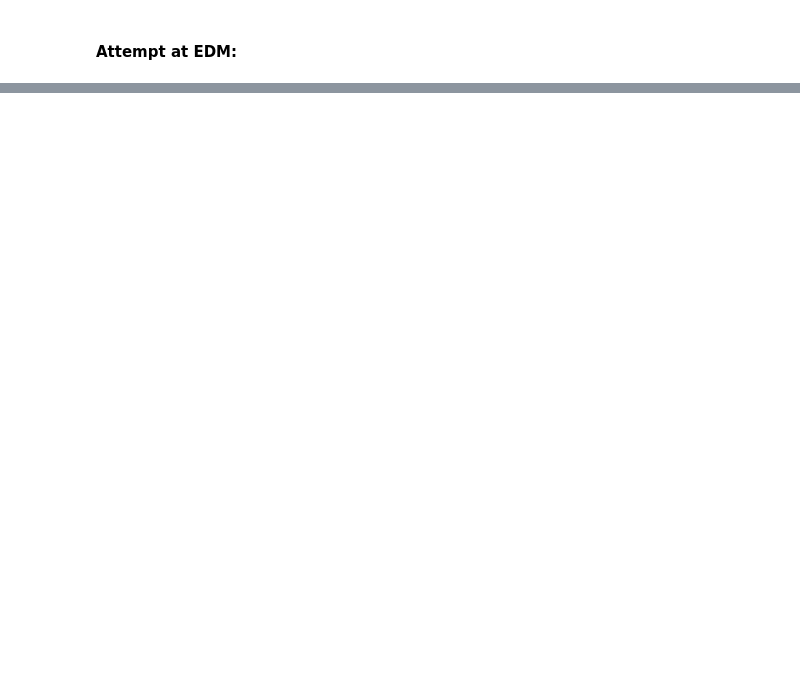
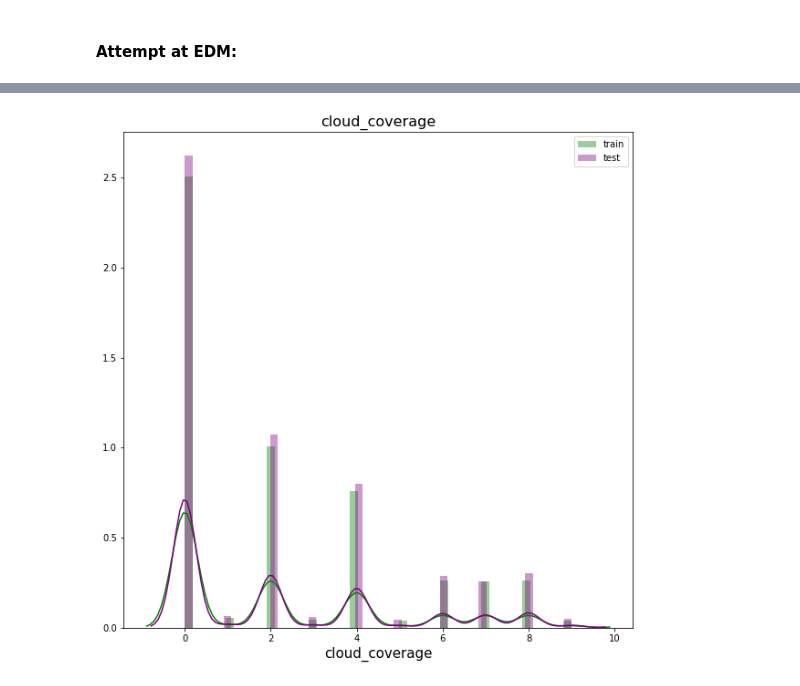
Before and after one commit to Ian-Dzindo01/ASHRAE_Great_Energy_Prediction, a Jupyter notebook: ASHRAE_Exploration.ipynb, the cells around one changed output, grey strips where cells are left out. Cells and saved outputs as stored; diff of their text form; code cells hidden in the pictures; blank space fills up the shorter version.

```diff
--- a/ASHRAE_Exploration.ipynb
+++ b/ASHRAE_Exploration.ipynb
@@ -41,0 +154,4 @@ train_df['meter_reading'].plot()
+# %%
+plot_dist_col('cloud_coverage')
+# %% [output]
+[figure, added]
```
Also changed, not shown: parts of 24 cells of this notebook.
